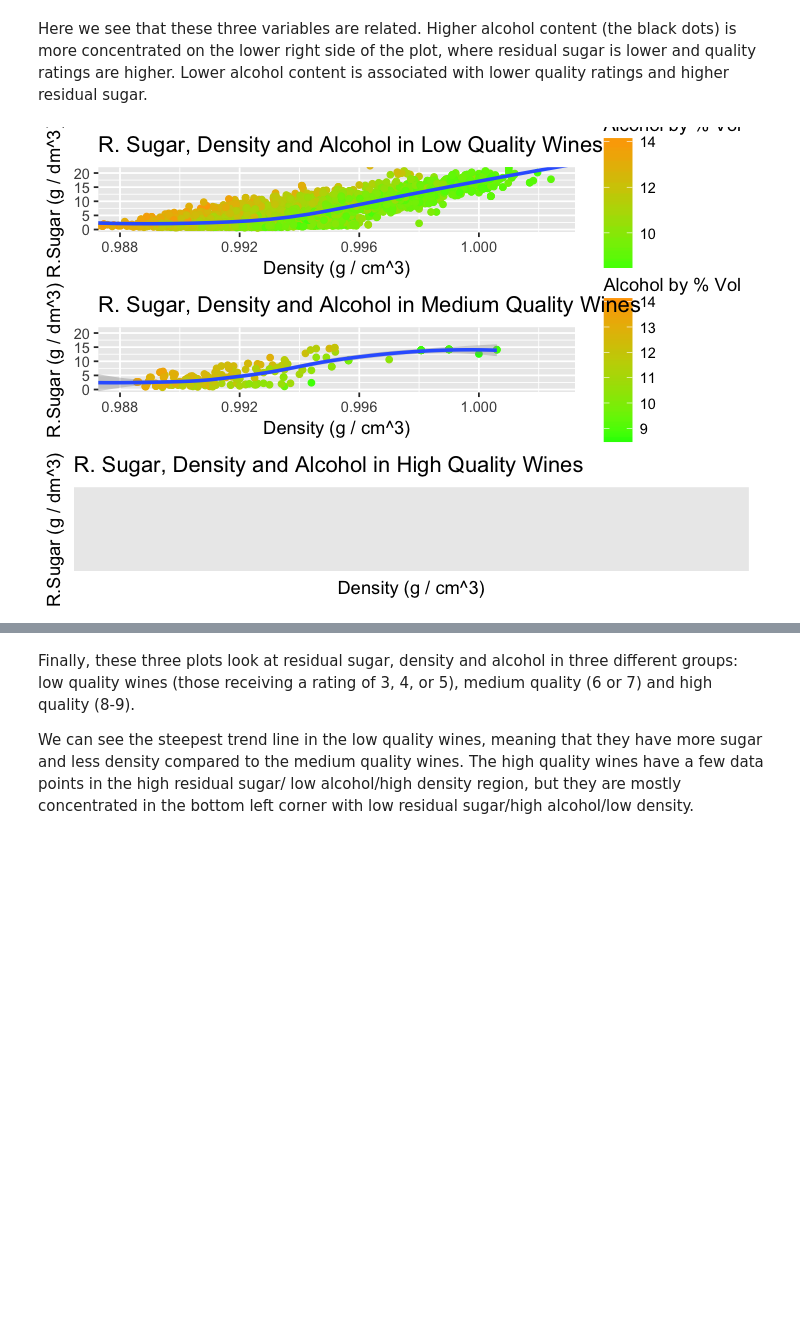
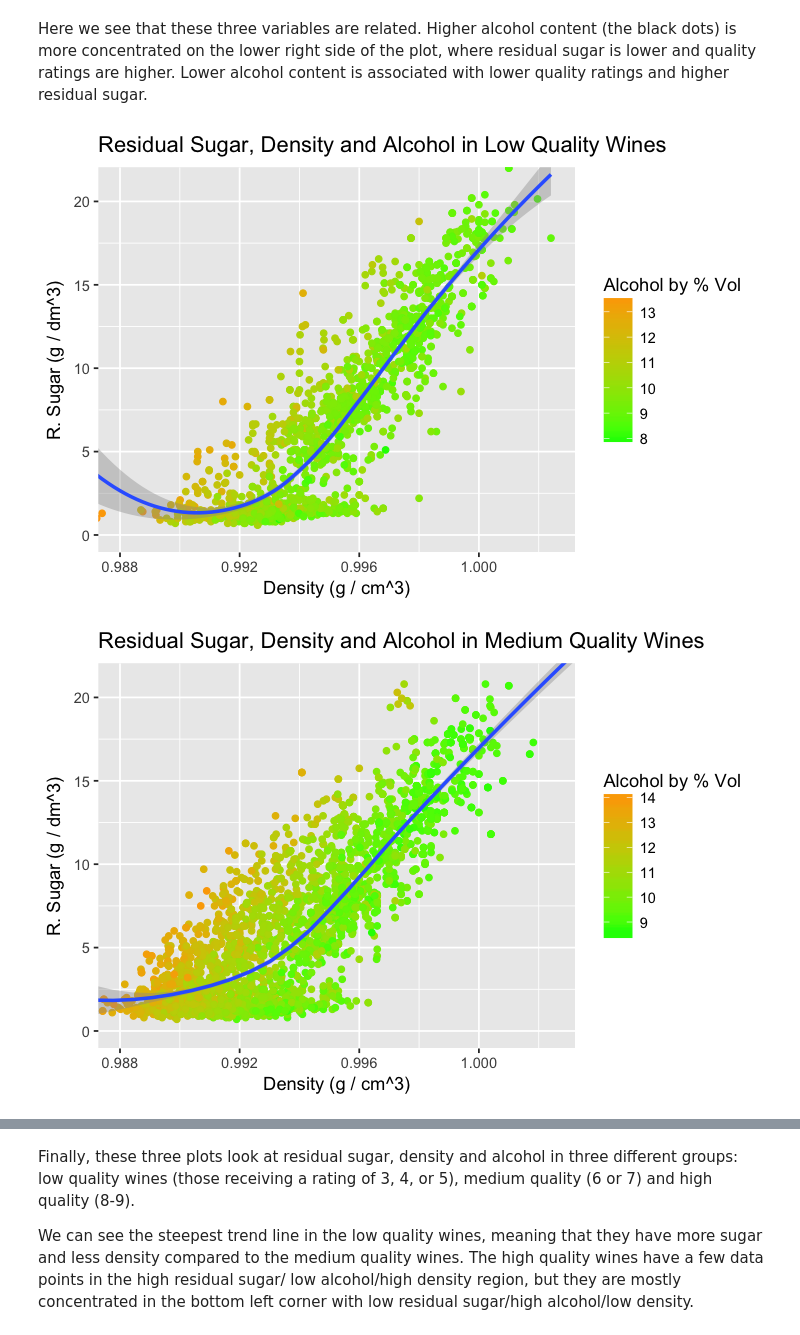
Before and after one commit to emmakeefe/R, a Jupyter notebook: White Wine Analysis in R.ipynb, the cells around one changed output, grey strips where cells are left out. Cells and saved outputs as stored; diff of their text form; code cells hidden in the pictures; blank space fills up the shorter version.

```diff
--- a/White Wine Analysis in R.ipynb
+++ b/White Wine Analysis in R.ipynb
@@ -264,41 +264,39 @@ ggplot(aes(x = quality, y = residual.sugar, color = alcohol), data = wine) +
 # %% [markdown]
 Here we see that these three variables are related. Higher alcohol content (the black dots) is more concentrated on the lower right side of the plot, where residual sugar is lower and quality ratings are higher. Lower alcohol content is associated with lower quality ratings and higher residual sugar.
 # %%
-low_qual <- subset(wine, quality == 3 | quality == 4 | quality == 5)
-med_qual <- subset(wine, quality == 6 | quality == 7)
-high_qual <- subset(wine, quality == 8 | quality == 9)
+low_qual <- subset(wine, quality == 1 | quality == 2 | quality == 3)
+med_qual <- subset(wine, quality == 4 | quality == 5)
+high_qual <- subset(wine, quality == 6 | quality == 7 | quality == 9)
 
-
-p1 <- ggplot(aes(x = density, y = residual.sugar, color = alcohol), data = low_qual) +
+ggplot(aes(x = density, y = residual.sugar, color = alcohol), data = low_qual) +
   geom_point() +
   scale_color_continuous(low = "green", high = "orange")+
   coord_cartesian(xlim = c(.988, 1.0025), ylim = c(0, 21))+
-  ggtitle("R. Sugar, Density and Alcohol in Low Quality Wines") +
-  ylab("R.Sugar (g / dm^3)") +
+  ggtitle("Residual Sugar, Density and Alcohol in Low Quality Wines") +
+  ylab("R. Sugar (g / dm^3)") +
   xlab("Density (g / cm^3)") +
   labs(color = "Alcohol by % Vol") +
   geom_smooth(method='loess')
 
-p2 <- ggplot(aes(x = density, y = residual.sugar, color = alcohol), data = med_qual) +
+ggplot(aes(x = density, y = residual.sugar, color = alcohol), data = med_qual) +
   geom_point() +
   scale_color_continuous(low = "green", high = "orange")+
   coord_cartesian(xlim = c(.988, 1.0025), ylim = c(0, 21))+
-    ggtitle("R. Sugar, Density and Alcohol in Medium Quality Wines") +
-  ylab("R.Sugar (g / dm^3)") +
+    ggtitle("Residual Sugar, Density and Alcohol in Medium Quality Wines") +
+  ylab("R. Sugar (g / dm^3)") +
   xlab("Density (g / cm^3)") +
   labs(color = "Alcohol by % Vol") +
   geom_smooth(method='loess')
 
-p3 <- ggplot(aes(x = density, y = residual.sugar, color = alcohol), data = high_qual) +
+ggplot(aes(x = density, y = residual.sugar, color = alcohol), data = high_qual) +
   geom_point() +
   scale_color_continuous(low = "green", high = "orange")+
   coord_cartesian(xlim = c(.988, 1.0025), ylim = c(0, 21))+
-    ggtitle("R. Sugar, Density and Alcohol in High Quality Wines")+
-  ylab("R.Sugar (g / dm^3)") +
+    ggtitle("Residual Sugar, Density and Alcohol in High Quality Wines")+
+  ylab("R. (g / dm^3)") +
   xlab("Density (g / cm^3)") +
   labs(color = "Alcohol by % Vol") +
   geom_smooth(method='loess')
-
-grid.arrange(p1, p2, p3, nrow =3)
 # %% [output]
-[figure, old version]
+[figure, new version]
+[figure, added]
```
Also changed, not shown: parts of 1 cell of this notebook.
